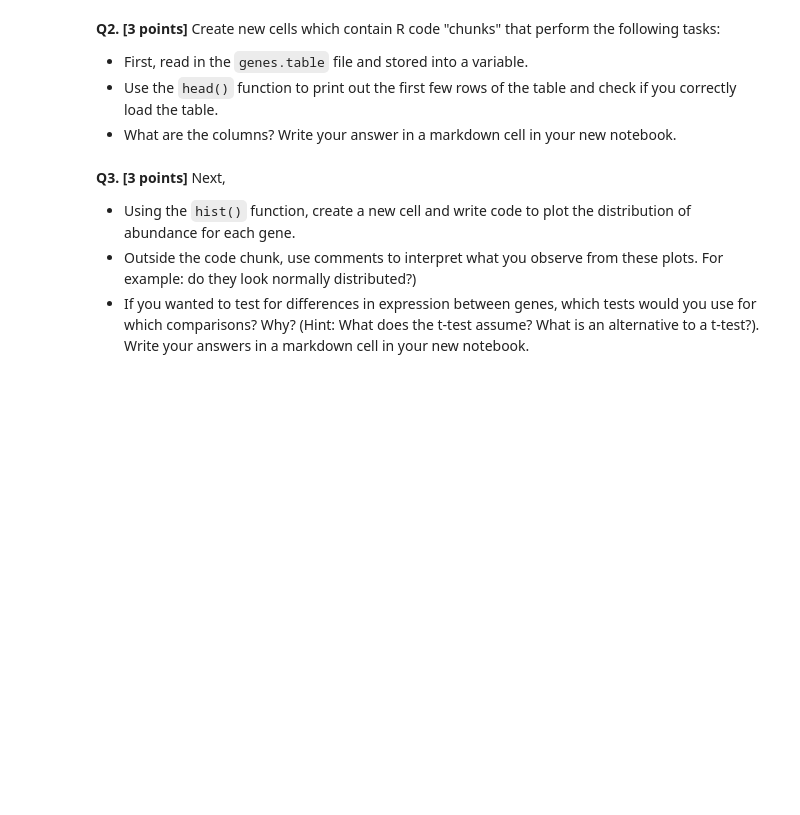
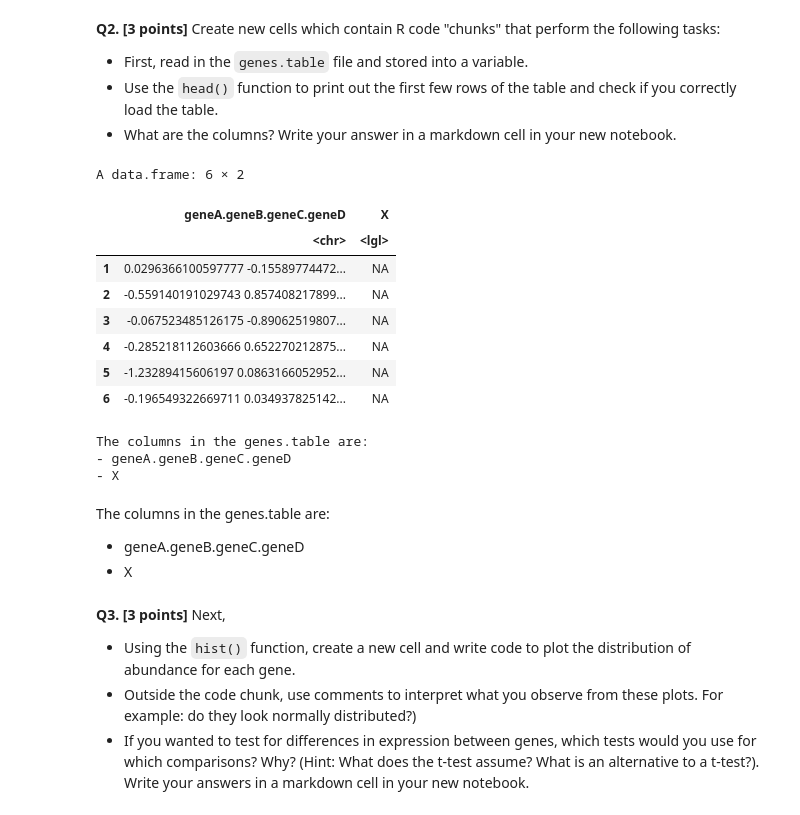
Before and after one commit to vidursaigal/CIS5350-Homework, a Jupyter notebook: 2024_Homework_II.ipynb, the cells around one changed output. Saved outputs shown, nothing was run; the diff lists cells and outputs as text; code cells hidden in the pictures; blank space fills up the shorter version.

```diff
--- a/2024_Homework_II.ipynb
+++ b/2024_Homework_II.ipynb
@@ -26,3 +24,31 @@ You will be doing a basic analysis of the `genes.table` dataset.
+# %%
+# Load the genes.table file into a variable with enhanced error handling
+genes_data <- read.table("genes.table", header = TRUE, sep = "\t", fill = TRUE)
+
+# Print the first few rows of the table using head()
+head(genes_data)
+
+# Create a markdown cell to describe the columns
+the_columns <- colnames(genes_data)
+cat("The columns in the genes.table are:")
+cat(paste0("\n- ", the_columns, collapse = ""))
+# %% [output]
+A data.frame: 6 × 2
+|  | geneA.geneB.geneC.geneD | X |
+|  | <chr> | <lgl> |
+| 1 | 0.0296366100597777 -0.15589774472... | NA |
+| 2 | -0.559140191029743 0.857408217899... | NA |
+| 3 | -0.067523485126175 -0.89062519807... | NA |
+| 4 | -0.285218112603666 0.652270212875... | NA |
+| 5 | -1.23289415606197 0.0863166052952... | NA |
+| 6 | -0.196549322669711 0.034937825142... | NA |
+The columns in the genes.table are:
+- geneA.geneB.geneC.geneD
+- X
+# %% [markdown]
+The columns in the genes.table are:
+- geneA.geneB.geneC.geneD
+- X
 # %% [markdown]
 **Q3.** **[3 points]** Next,
 
```
Also changed, not shown: parts of 47 cells of this notebook, 3 other files.
